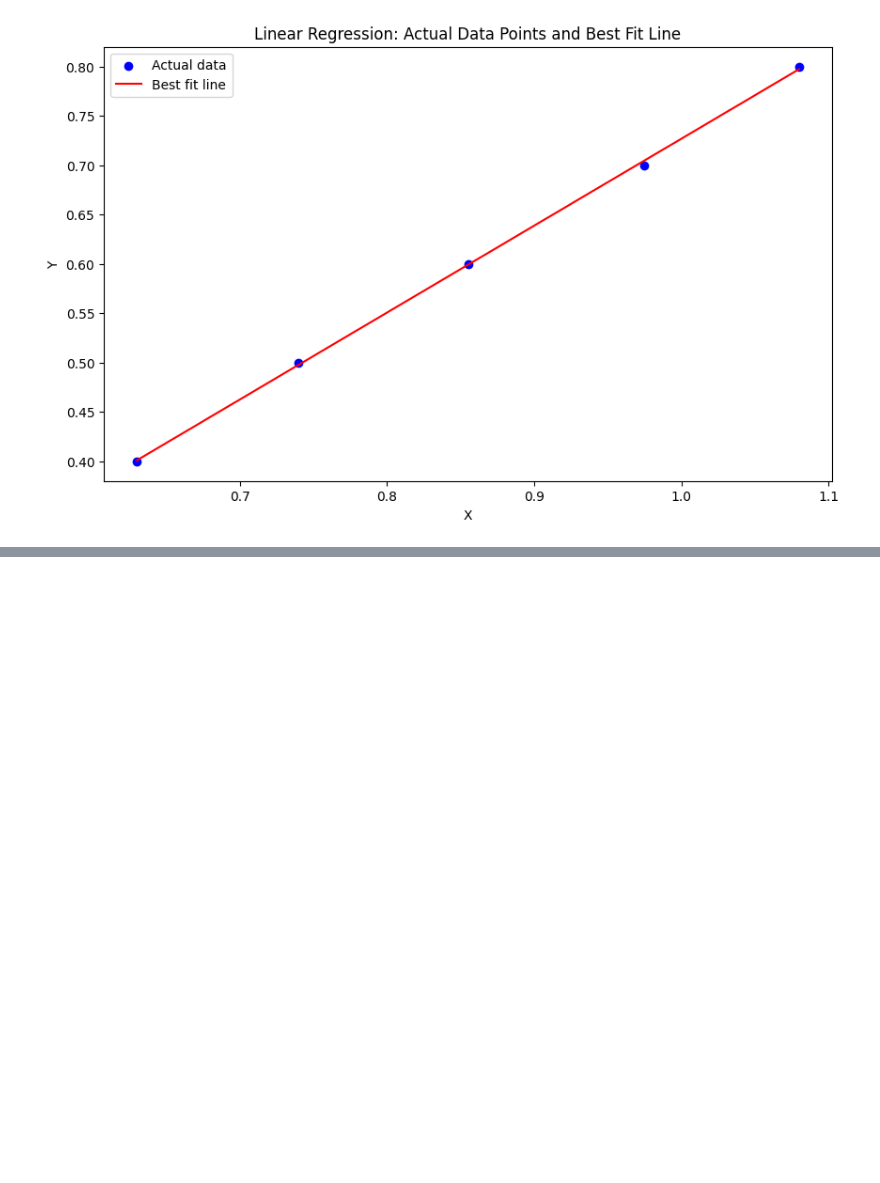
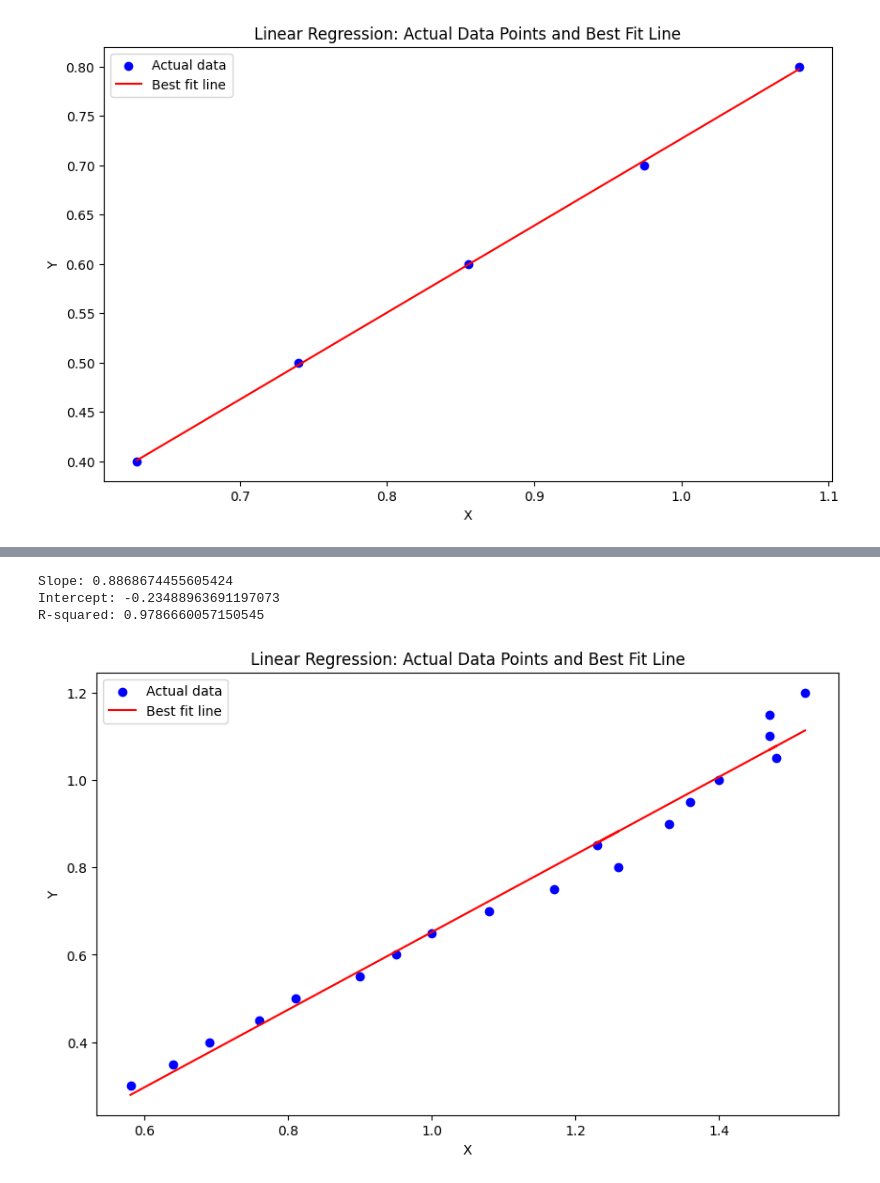
Before and after one commit to ES0R/34755-Birdie, a Jupyter notebook: vision/camera_calibration.ipynb, the cells around one changed output, grey strips where cells are left out. Cells and saved outputs as stored; diff of their text form; code cells hidden in the pictures; blank space fills up the shorter version.

```diff
--- a/vision/camera_calibration.ipynb
+++ b/vision/camera_calibration.ipynb
@@ -30,0 +61,30 @@ R-squared: 0.9996314114999609
+# %%
+
+import matplotlib.pyplot as plt
+from scipy import stats
+
+measured_dist = [0.3, 0.35, 0.4, 0.45, 0.5, 0.55, 0.6, 0.65, 0.7, 0.75, 0.8, 0.85, 0.9, 0.95, 1.00, 1.05, 1.1 ,1.15, 1.2]
+
+actual_dist = [0.58, 0.64, 0.69, 0.76, 0.81, 0.9, 0.95, 1, 1.08, 1.17, 1.26, 1.23,  1.33, 1.36, 1.40, 1.48, 1.47, 1.47, 1.52]
+
+slope, intercept, r_value, p_value, std_err = stats.linregress(actual_dist, measured_dist)
+
+# Calculate the best fit line
+y_pred = [slope * xi + intercept for xi in actual_dist]
+
+print(f'Slope: {slope}', f'Intercept: {intercept}', f'R-squared: {r_value**2}', sep='\n')
+
+# Plotting
+plt.figure(figsize=(10, 6))
+plt.scatter(actual_dist, measured_dist, color='blue', label='Actual data')  # Plot the actual data points
+plt.plot(actual_dist, y_pred, color='red', label='Best fit line')  # Plot the best fit line
+plt.xlabel('X')
+plt.ylabel('Y')
+plt.title('Linear Regression: Actual Data Points and Best Fit Line')
+plt.legend()
+plt.show()
+# %% [output]
+Slope: 0.8868674455605424
+Intercept: -0.23488963691197073
+R-squared: 0.9786660057150545
+[figure, added]
```
Also changed, not shown: parts of 1 cell of this notebook, 1 other file.
